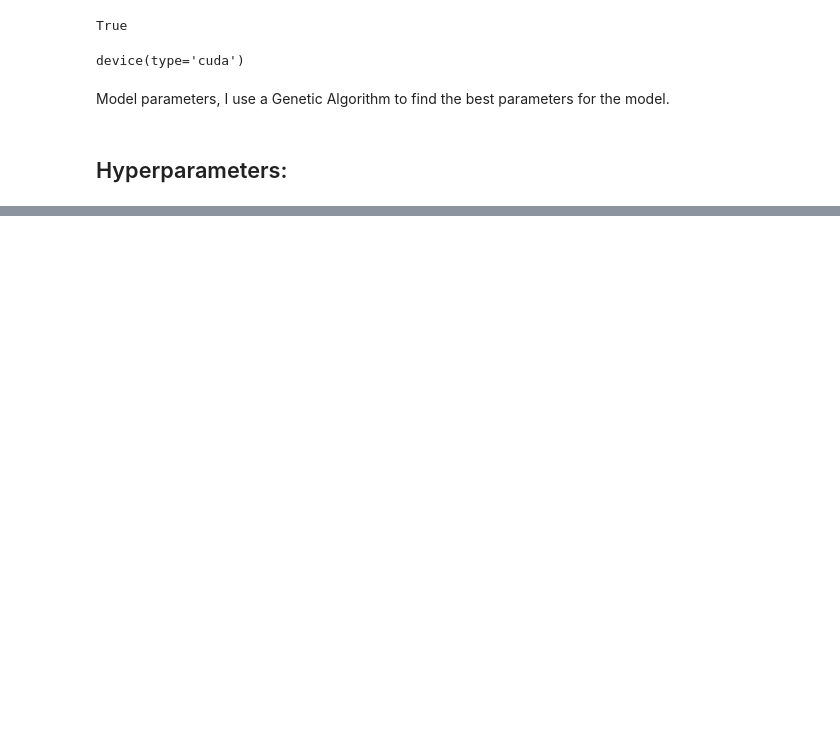
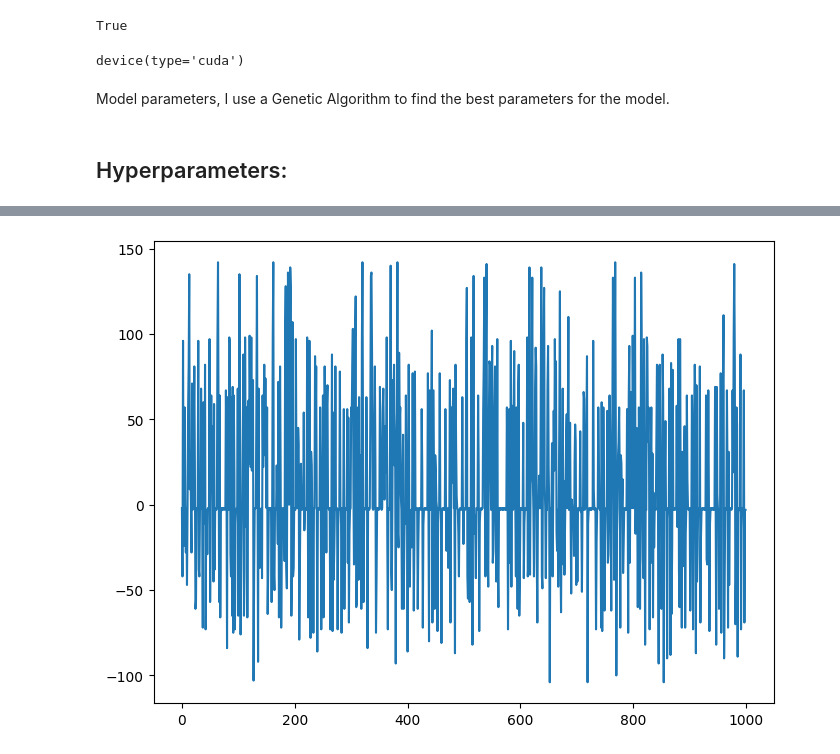
Before and after one commit to CipStr/DeepFF-AI, a Jupyter notebook: super_mario_dqn.ipynb, the cells around one changed output, grey strips where cells are left out. Cells and saved outputs as stored; diff of their text form; code cells hidden in the pictures; blank space fills up the shorter version.

```diff
--- a/super_mario_dqn.ipynb
+++ b/super_mario_dqn.ipynb
@@ -420,3 +335,9 @@ plt.show()
+# %%
+plt.figure(figsize=(8,6))
+plt.plot(ep_rwd)
+plt.show()
+# %% [output]
+[figure, added]
 # %%
 eps = 0.1
 done = True
```
Also changed, not shown: parts of 10 cells of this notebook, 5 other files.
